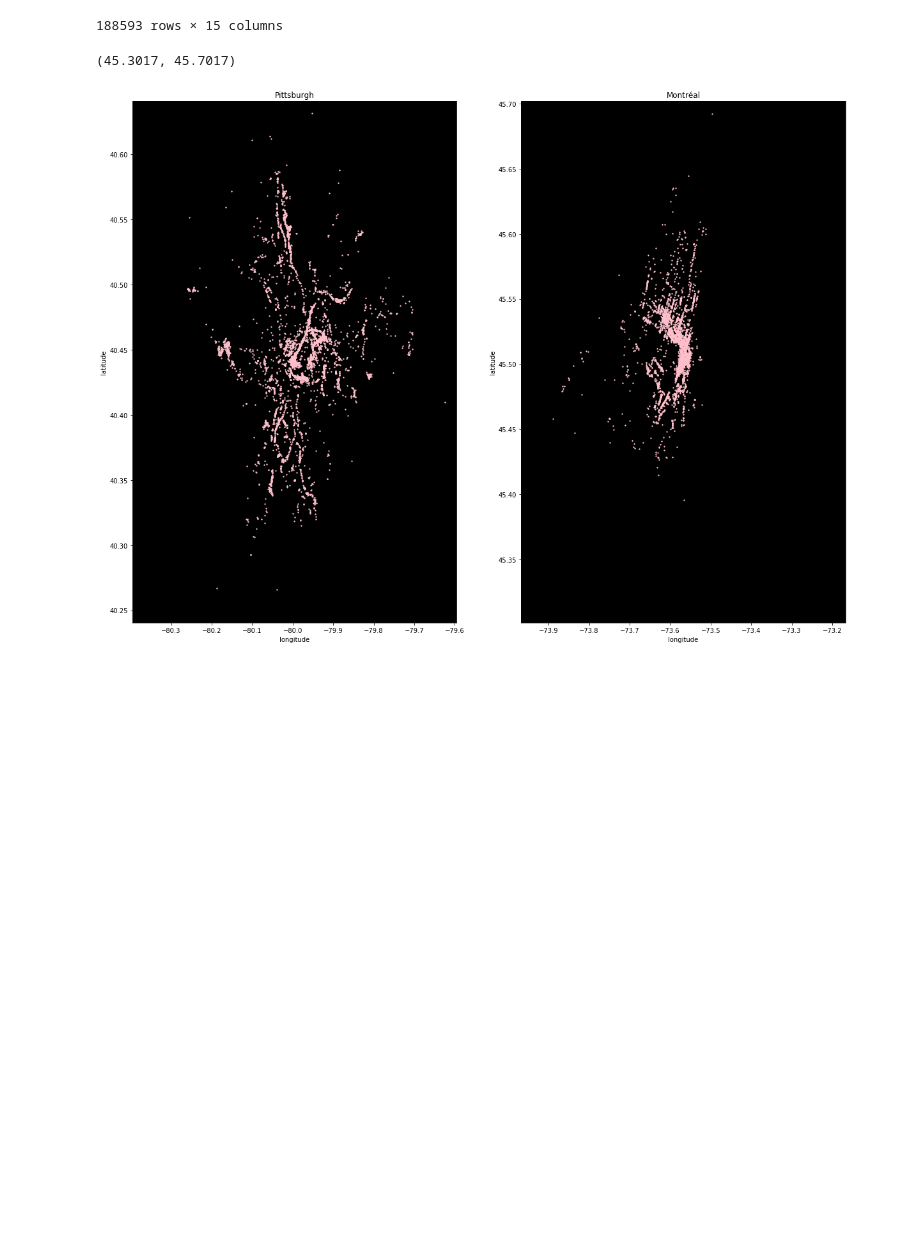
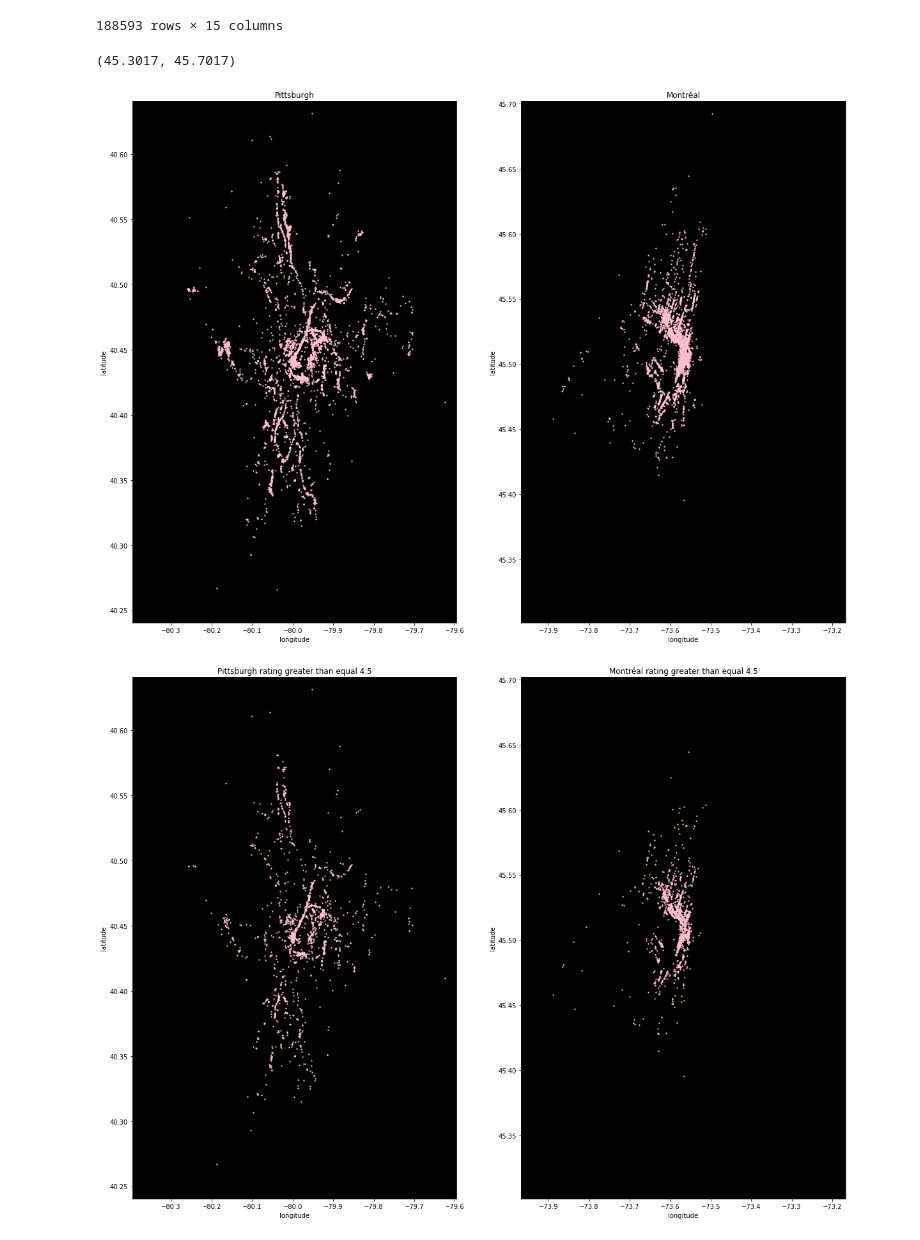
Before and after one commit to sahilarora93/Yelp_data_challenge, a Jupyter notebook: ExploratoryDataAnalysis_Yelp.ipynb, the cells around one changed output. Drawn from its saved outputs; the diff is of its cells as text; code cells hidden in the pictures; blank space fills up the shorter version.

Commit message:
Add files via upload
Plots for Montreal and Pittsburgh where reviews are greater than equal to 4.5 and its analysis

```diff
--- a/ExploratoryDataAnalysis_Yelp.ipynb
+++ b/ExploratoryDataAnalysis_Yelp.ipynb
@@ -72,6 +49,12 @@ city_business_data = data_df[['latitude','longitude','stars','review_count','cit
 city_business_data
 city_Montreal=city_business_data[(city_business_data["city"] == 'Montréal')]
 city_Pittsburgh=city_business_data[(city_business_data["city"] == 'Pittsburgh')]
+
+#finding businesss with ratings equal or more than 4.5 .
+rating= 4.5
+city_Montreal_rating = city_Montreal[(city_Montreal["stars"]>= rating)]
+
+city_Pittsburgh_rating = city_Pittsburgh[(city_Pittsburgh["stars"]>=rating)]
 
 #longitude and latitude from google maps.
 lat_pitts = 40.4406
@@ -84,32 +67,51 @@ lon_mont = -73.5673
 lon_min_pitts, lon_max_pitts = lon_pitts-0.4,lon_pitts+0.4
 #y-axis
 lat_min_pitts, lat_max_pitts = lat_pitts-0.2,lat_pitts+0.2
 
 #x-axis
 lon_min_mont, lon_max_mont = lon_mont-0.4,lon_mont+0.4
 #y-axis
 lat_min_mont, lat_max_mont = lat_mont-0.2,lat_mont+0.2
 
+#If We want to view table uncomment the below input
 #print (city_Pittsburgh, city_Montreal)
 
 f, (plt1, plt2) = plt.subplots(1, 2, figsize=(20,15))
 #plot pheonix
 city_Pittsburgh.plot(kind='scatter', x='longitude', y='latitude',
                 color='pink', ax=plt1, s=2, alpha=.9, subplots=True)
 plt1.set_title("Pittsburgh")
 plt1.set_facecolor('black')
 plt1.set_xlim([lon_min_pitts, lon_max_pitts])
 plt1.set_ylim([lat_min_pitts, lat_max_pitts])
 
 #Montreal plot
 city_Montreal.plot(kind='scatter', x='longitude', y='latitude',
                 color='pink', ax=plt2, s=2, alpha=.9, subplots=True)
 plt2.set_title("Montréal")
 plt2.set_facecolor('black')
 plt2.set_xlim([lon_min_mont, lon_max_mont])
 plt2.set_ylim([lat_min_mont, lat_max_mont])
+
+#Ratings greater than 3.
+
+f, (plt_rating_1, plt_rating_2) = plt.subplots(1, 2, figsize=(20,15))
+#plot pheonix
+city_Pittsburgh_rating.plot(kind='scatter', x='longitude', y='latitude',
+                color='pink', ax=plt_rating_1, s=2, alpha=.9, subplots=True)
+plt_rating_1.set_title("Pittsburgh rating greater than equal 4.5")
+plt_rating_1.set_facecolor('black')
+plt_rating_1.set_xlim([lon_min_pitts, lon_max_pitts])
+plt_rating_1.set_ylim([lat_min_pitts, lat_max_pitts])
+
+#Montreal plot
+city_Montreal_rating.plot(kind='scatter', x='longitude', y='latitude',
+                color='pink', ax=plt_rating_2, s=2, alpha=.9, subplots=True)
+plt_rating_2.set_title("Montréal rating greater than equal 4.5")
+plt_rating_2.set_facecolor('black')
+plt_rating_2.set_xlim([lon_min_mont, lon_max_mont])
+plt_rating_2.set_ylim([lat_min_mont, lat_max_mont])
 # %% [output]
 (45.3017, 45.7017)
 [figure]
+[figure, added]
-# %% [markdown]
-###
```
Also changed, not shown: parts of 2 cells of this notebook.
